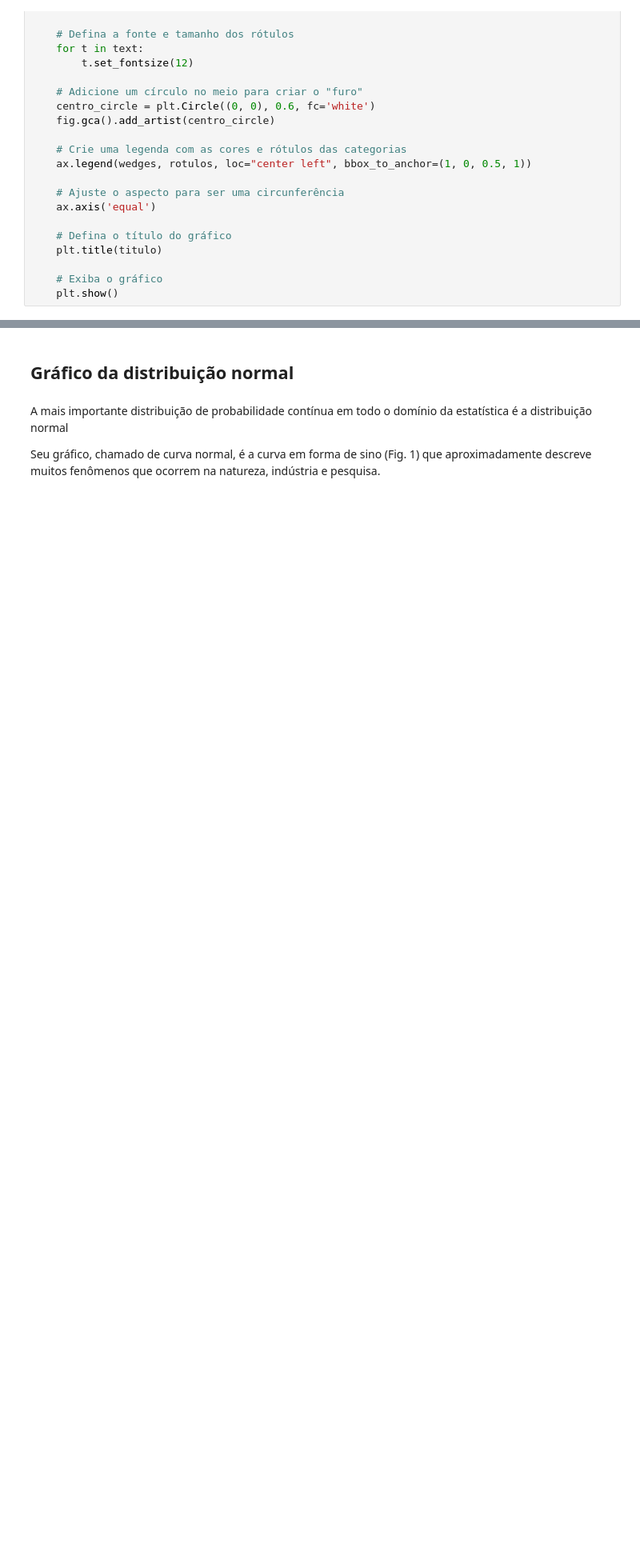
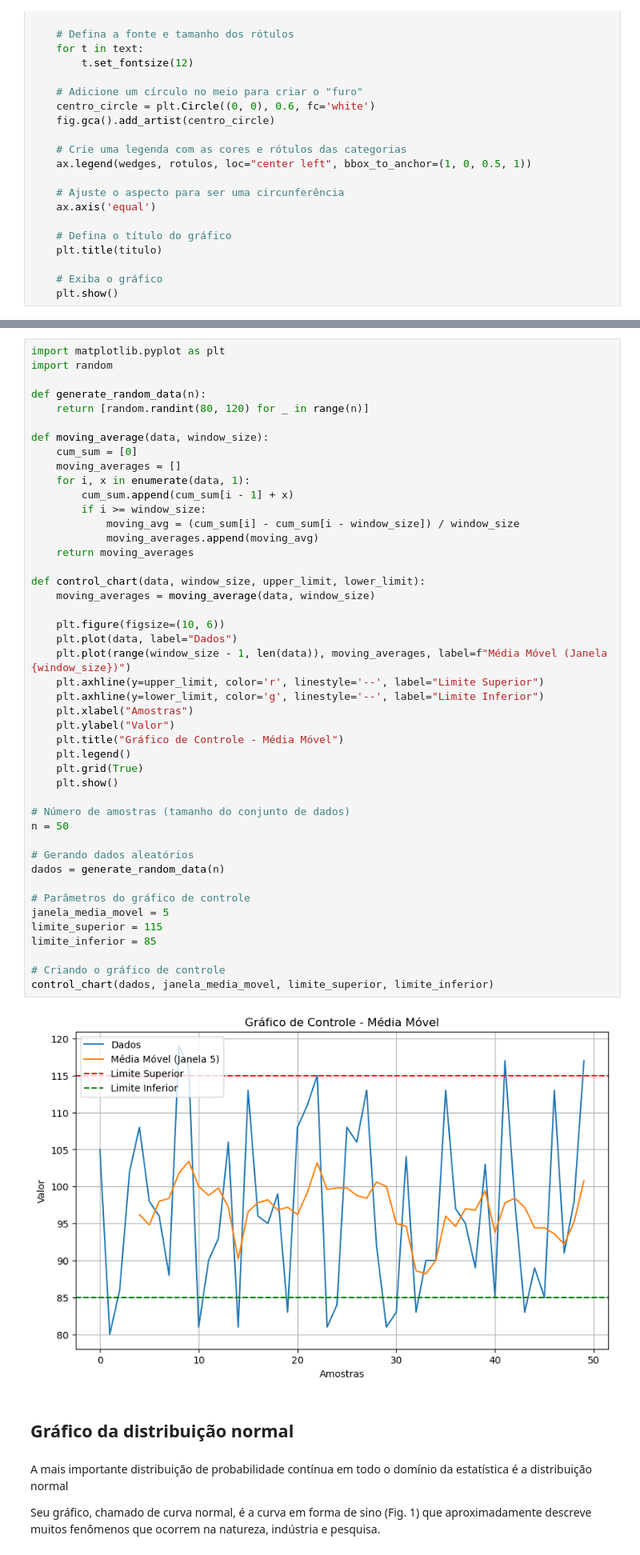
Before and after one commit to ant-rod-silva/python_statistics, a Jupyter notebook: 004_Gráficos.ipynb, the cells around one changed output, grey strips where cells are left out. Shown: that part at 80% size. Cells and saved outputs as stored; diff of their text form; blank space fills up the shorter version.

```diff
--- a/004_Gráficos.ipynb
+++ b/004_Gráficos.ipynb
@@ -693,3 +695,50 @@ criar_grafico_rosca(
+# %%
+import matplotlib.pyplot as plt
+import random
+
+def generate_random_data(n):
+    return [random.randint(80, 120) for _ in range(n)]
+
+def moving_average(data, window_size):
+    cum_sum = [0]
+    moving_averages = []
+    for i, x in enumerate(data, 1):
+        cum_sum.append(cum_sum[i - 1] + x)
+        if i >= window_size:
+            moving_avg = (cum_sum[i] - cum_sum[i - window_size]) / window_size
+            moving_averages.append(moving_avg)
+    return moving_averages
+
+def control_chart(data, window_size, upper_limit, lower_limit):
+    moving_averages = moving_average(data, window_size)
+
+    plt.figure(figsize=(10, 6))
+    plt.plot(data, label="Dados")
+    plt.plot(range(window_size - 1, len(data)), moving_averages, label=f"Média Móvel (Janela {window_size})")
+    plt.axhline(y=upper_limit, color='r', linestyle='--', label="Limite Superior")
+    plt.axhline(y=lower_limit, color='g', linestyle='--', label="Limite Inferior")
+    plt.xlabel("Amostras")
+    plt.ylabel("Valor")
+    plt.title("Gráfico de Controle - Média Móvel")
+    plt.legend()
+    plt.grid(True)
+    plt.show()
+
+# Número de amostras (tamanho do conjunto de dados)
+n = 50
+
+# Gerando dados aleatórios
+dados = generate_random_data(n)
+
+# Parâmetros do gráfico de controle
+janela_media_movel = 5
+limite_superior = 115
+limite_inferior = 85
+
+# Criando o gráfico de controle
+control_chart(dados, janela_media_movel, limite_superior, limite_inferior)
+# %% [output]
+[figure, added]
 # %% [markdown]
 ## Gráfico da distribuição normal
 # %% [markdown]
```
Also changed, not shown: parts of 13 cells of this notebook.
